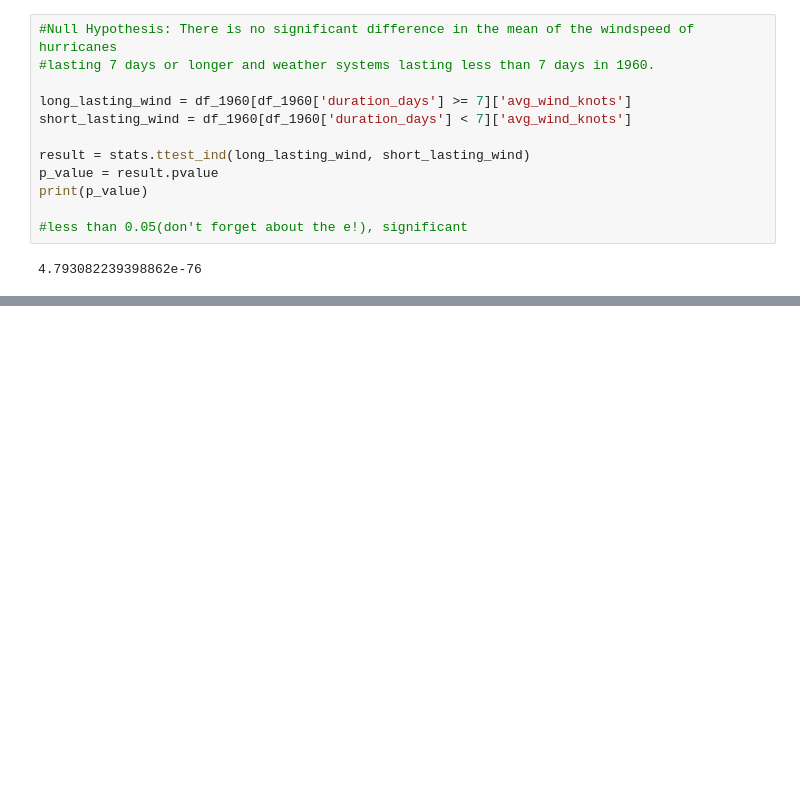
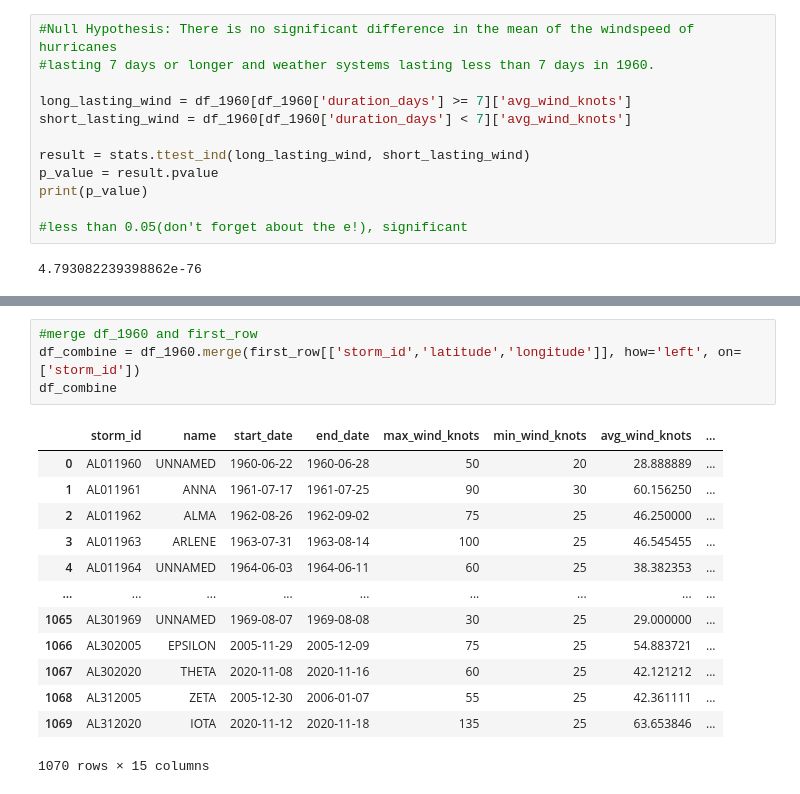
Before and after one commit to Erica4397/for_coding_camp1, a Jupyter notebook: ForCodingCampNotebook.ipynb, the cells around one changed output, grey strips where cells are left out. Saved outputs shown, nothing was run; the diff lists cells and outputs as text; blank space fills up the shorter version.

```diff
--- a/ForCodingCampNotebook.ipynb
+++ b/ForCodingCampNotebook.ipynb
@@ -509,0 +566,18 @@ plt.plot([y_test.min(), y_test.max()], [y_test.min(), y_test.max()], color = 'bl
+# %%
+#merge df_1960 and first_row
+df_combine = df_1960.merge(first_row[['storm_id','latitude','longitude']], how='left', on=['storm_id'])
+df_combine
+# %% [output]
+|  | storm_id | name | start_date | end_date | max_wind_knots | min_wind_knots | avg_wind_knots | ... |
+| 0 | AL011960 | UNNAMED | 1960-06-22 | 1960-06-28 | 50 | 20 | 28.888889 | ... |
+| 1 | AL011961 | ANNA | 1961-07-17 | 1961-07-25 | 90 | 30 | 60.156250 | ... |
+| 2 | AL011962 | ALMA | 1962-08-26 | 1962-09-02 | 75 | 25 | 46.250000 | ... |
+| 3 | AL011963 | ARLENE | 1963-07-31 | 1963-08-14 | 100 | 25 | 46.545455 | ... |
+| 4 | AL011964 | UNNAMED | 1964-06-03 | 1964-06-11 | 60 | 25 | 38.382353 | ... |
+| ... | ... | ... | ... | ... | ... | ... | ... | ... |
+| 1065 | AL301969 | UNNAMED | 1969-08-07 | 1969-08-08 | 30 | 25 | 29.000000 | ... |
+| 1066 | AL302005 | EPSILON | 2005-11-29 | 2005-12-09 | 75 | 25 | 54.883721 | ... |
+| 1067 | AL302020 | THETA | 2020-11-08 | 2020-11-16 | 60 | 25 | 42.121212 | ... |
+| 1068 | AL312005 | ZETA | 2005-12-30 | 2006-01-07 | 55 | 25 | 42.361111 | ... |
+| 1069 | AL312020 | IOTA | 2020-11-12 | 2020-11-18 | 135 | 25 | 63.653846 | ... |
+1070 rows × 15 columns
```
Also changed, not shown: parts of 20 cells of this notebook.
